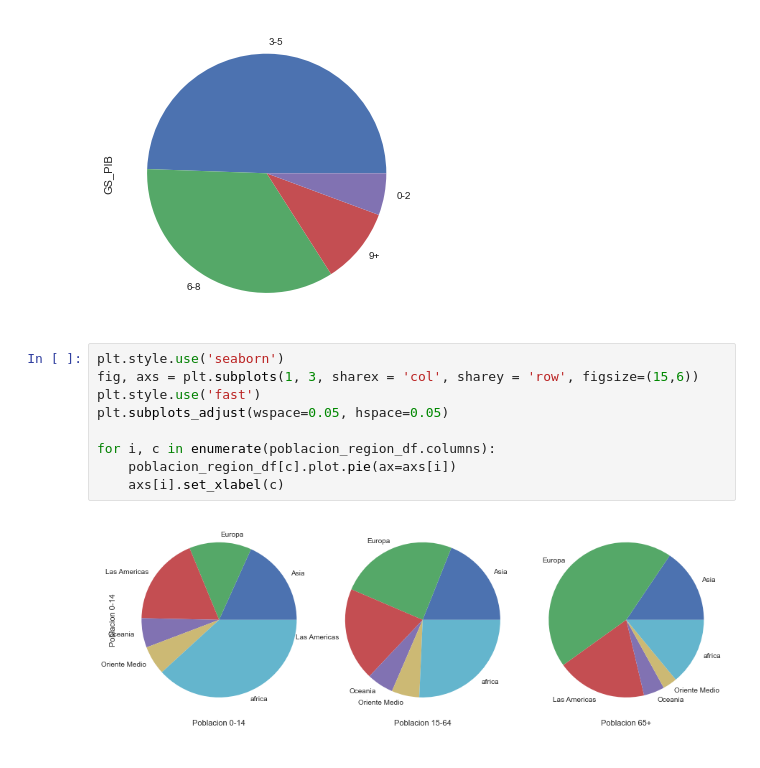
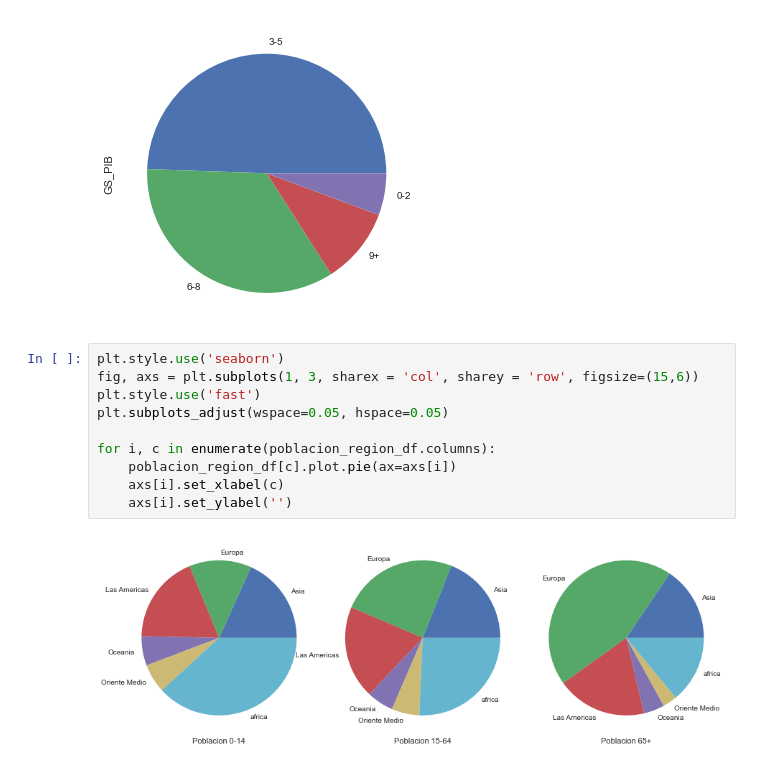
Before and after one commit to apdaza/bigdata_migracion, a Jupyter notebook: notebooks/ejemplos matplotlib.ipynb, the cells around one changed output. Saved outputs shown, nothing was run; the diff lists cells and outputs as text.

```diff
--- a/notebooks/ejemplos matplotlib.ipynb
+++ b/notebooks/ejemplos matplotlib.ipynb
@@ -224,11 +224,12 @@ plt.show()
 # %%
 plt.style.use('seaborn')
 fig, axs = plt.subplots(1, 3, sharex = 'col', sharey = 'row', figsize=(15,6))
 plt.style.use('fast')
 plt.subplots_adjust(wspace=0.05, hspace=0.05)
 
 for i, c in enumerate(poblacion_region_df.columns):
     poblacion_region_df[c].plot.pie(ax=axs[i])
     axs[i].set_xlabel(c)
+    axs[i].set_ylabel('')
 # %% [output]
-[figure, old version]
+[figure, new version]
```
Also changed, not shown: 4 other files.
